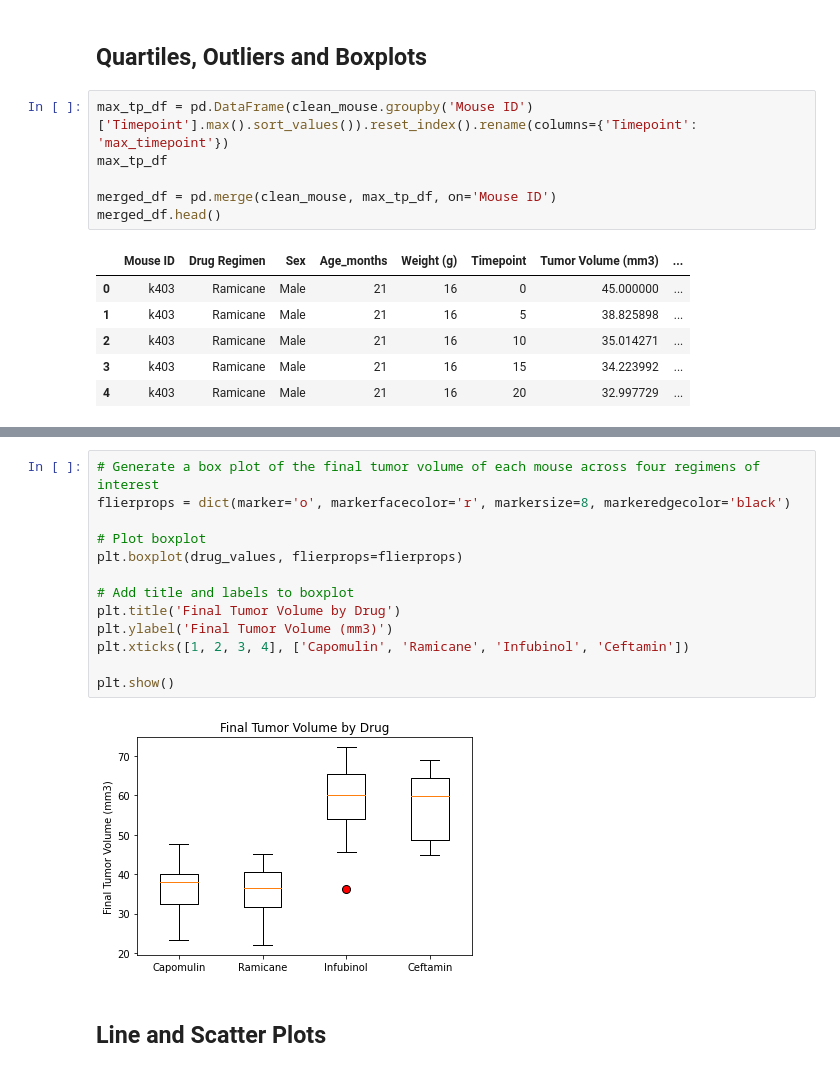
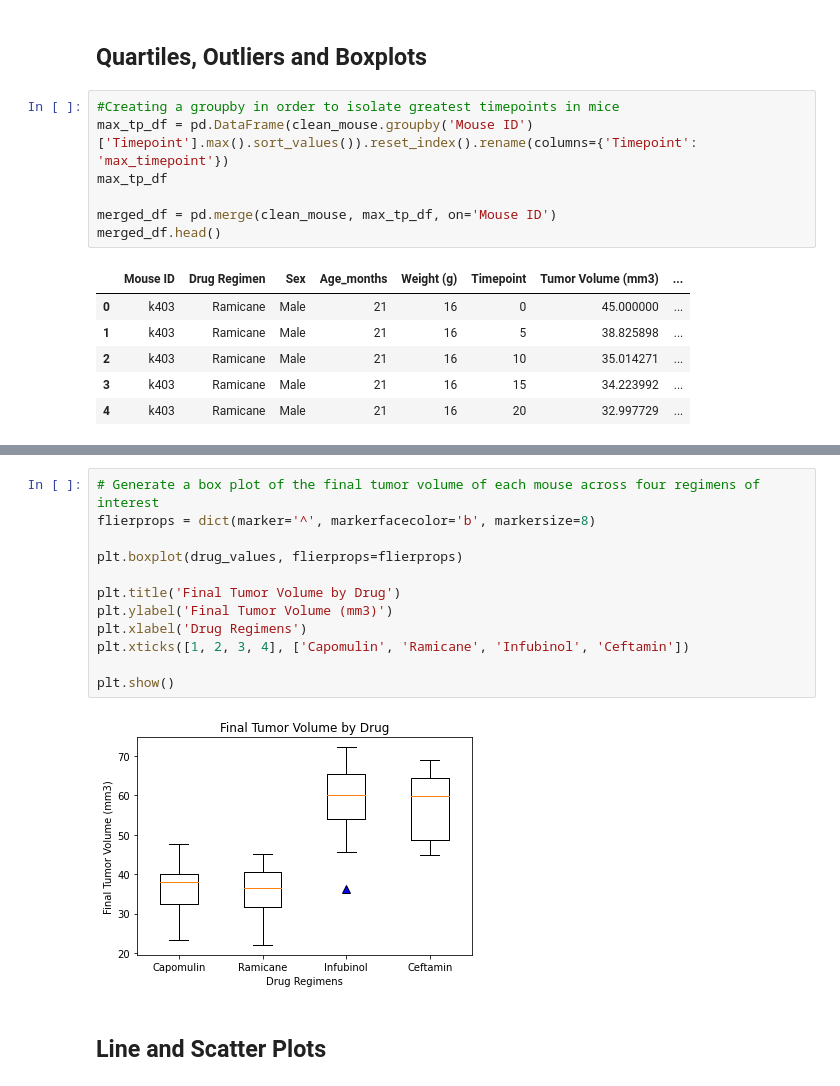
Before and after one commit to wtcutrer/Matplotlib_Challenge, a Jupyter notebook: pymaceuticals.ipynb, the cells around one changed output, grey strips where cells are left out. Saved outputs shown, nothing was run; the diff lists cells and outputs as text.

Commit message:
Completed Box Plot

```diff
--- a/pymaceuticals.ipynb
+++ b/pymaceuticals.ipynb
@@ -198,6 +199,7 @@ Text(0, 0.5, '')
 # %% [markdown]
 ## Quartiles, Outliers and Boxplots
 # %%
+#Creating a groupby in order to isolate greatest timepoints in mice
 max_tp_df = pd.DataFrame(clean_mouse.groupby('Mouse ID')['Timepoint'].max().sort_values()).reset_index().rename(columns={'Timepoint': 'max_timepoint'})
 max_tp_df
 
@@ -263,19 +265,18 @@ Upper Bound for Ceftamin: 87.66645829999999
 Number of Ceftamin outliers: 0
 # %%
 # Generate a box plot of the final tumor volume of each mouse across four regimens of interest
-flierprops = dict(marker='o', markerfacecolor='r', markersize=8, markeredgecolor='black')
+flierprops = dict(marker='^', markerfacecolor='b', markersize=8)
 
-# Plot boxplot
 plt.boxplot(drug_values, flierprops=flierprops)
 
-# Add title and labels to boxplot
 plt.title('Final Tumor Volume by Drug')
 plt.ylabel('Final Tumor Volume (mm3)')
+plt.xlabel('Drug Regimens')
 plt.xticks([1, 2, 3, 4], ['Capomulin', 'Ramicane', 'Infubinol', 'Ceftamin'])
 
 plt.show()
 # %% [output]
-[figure, old version]
+[figure, new version]
 # %% [markdown]
 ## Line and Scatter Plots
 # %%
```
Also changed, not shown: parts of 4 cells of this notebook.
